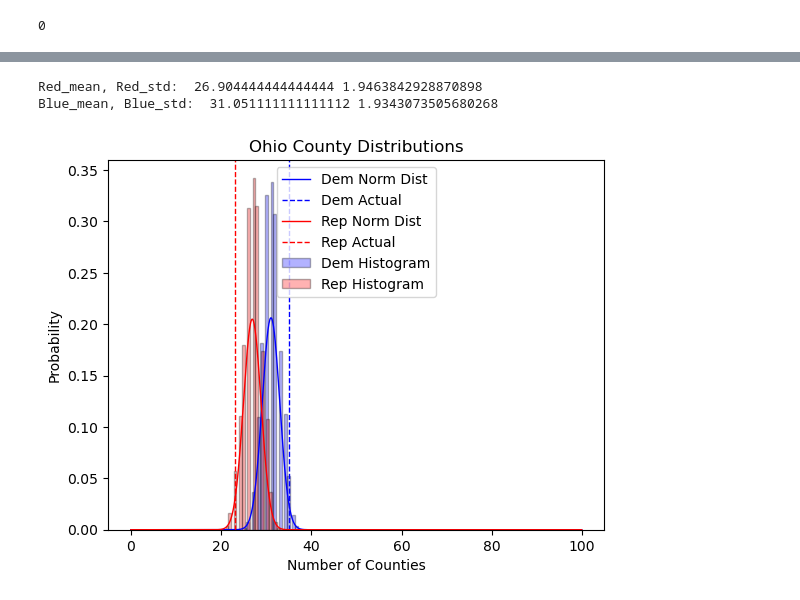
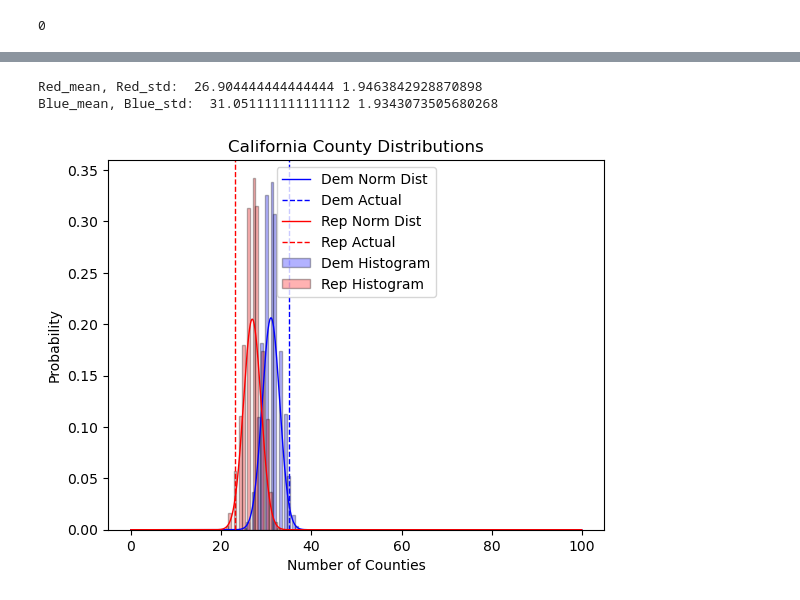
Before and after one commit to Extr1n/CSDS133-final-Gerrymandering, a Jupyter notebook: import_data.ipynb, the cells around one changed output, grey strips where cells are left out. Cells and saved outputs as stored; diff of their text form; code cells hidden in the pictures.

Commit message:
add automatic state naming

```diff
--- a/import_data.ipynb
+++ b/import_data.ipynb
@@ -276,32 +353,32 @@ con.close()
 ######################
 
 x_axis = np.arange(0, 100, 0.1)
 bins = 20
 
 blue_mean = data["dem"].mean()
 blue_std = data["dem"].std()
 actual_blue= stateinfo[stateinfo['state']==state_num]['dem'].iloc[0]    # placeholder
 
 red_mean = data["rep"].mean()
 red_std = data["rep"].std()
 actual_red= stateinfo[stateinfo['state']==state_num]['rep'].iloc[0]    # placeholder
 
 print("Red_mean, Red_std: ", red_mean, red_std)
 print("Blue_mean, Blue_std: ", blue_mean, blue_std)
 
 #combined plot
 plt.hist(data["dem"], bins=bins, color='b', density=True, alpha=0.3, edgecolor='black')
 plt.hist(data["rep"], bins=bins, color='r', density=True, alpha=0.3, edgecolor='black')
 plt.plot(x_axis, norm.pdf(x_axis, loc=data["dem"].mean(), scale=data["dem"].std()), color='b', linewidth=1)
 plt.axvline(x=actual_blue, color='b', linestyle='dashed', linewidth=1)
 plt.plot(x_axis, norm.pdf(x_axis, loc=data["rep"].mean(), scale=data["rep"].std()), color='r', linewidth=1)
 plt.axvline(x=actual_red, color='r', linestyle='dashed', linewidth=1)
-plt.title("Ohio County Distributions")
+plt.title(f"{statename[state_num][0]} County Distributions")
 plt.xlabel("Number of Counties")
 plt.ylabel("Probability")
 plt.legend(["Dem Norm Dist", "Dem Actual", "Rep Norm Dist", "Rep Actual", "Dem Histogram", "Rep Histogram"], loc="upper center")
 plt.show()
 # %% [output]
 Red_mean, Red_std:  26.904444444444444 1.9463842928870898
 Blue_mean, Blue_std:  31.051111111111112 1.9343073505680268
-[figure, old version]
+[figure, new version]
```
Also changed, not shown: parts of 2 cells of this notebook.
